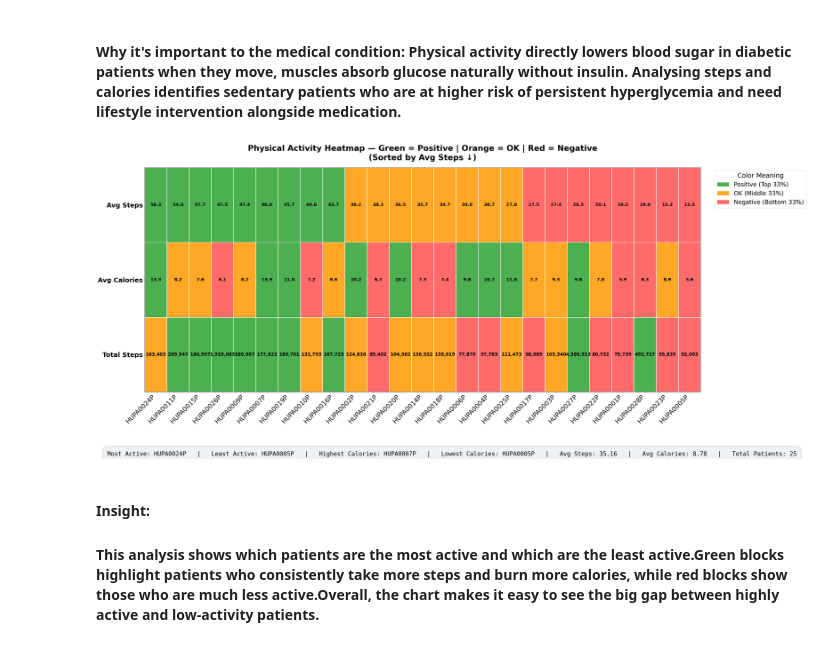
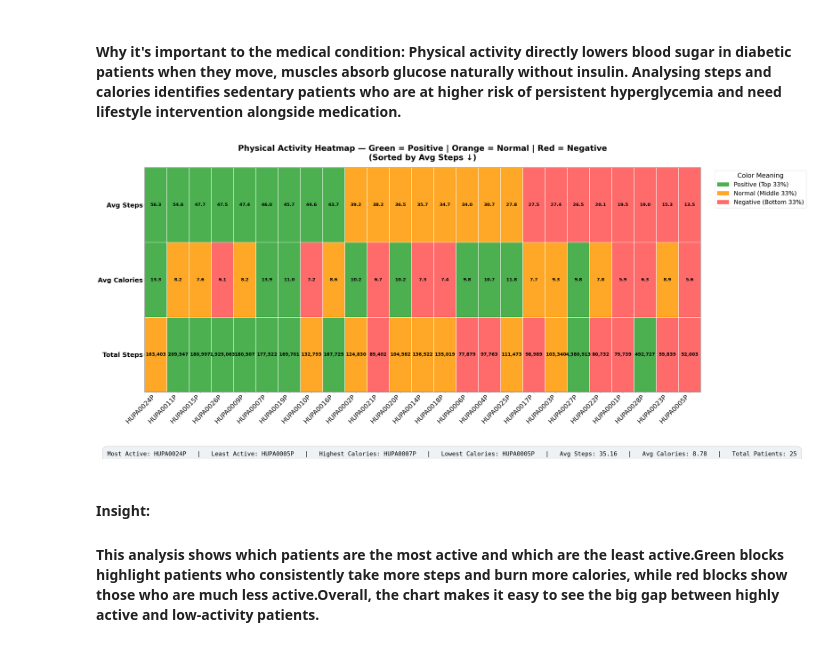
Before and after one commit to purni1986/Team2_-PyQueens_-Python-Hackathon-_MAY-2026, a Jupyter notebook: Abirami/Descriptive_Analysis_Abirami.ipynb, the cells around one changed output. Saved outputs shown, nothing was run; the diff lists cells and outputs as text; code cells hidden in the pictures.

```diff
--- a/Abirami/Descriptive_Analysis_Abirami.ipynb
+++ b/Abirami/Descriptive_Analysis_Abirami.ipynb
@@ -253,7 +253,7 @@ ax.tick_params(which='minor', bottom=False, left=False)
 # Legend
 legend_elements = [
     Patch(facecolor='#4CAF50', label='Positive (Top 33%)'),
-    Patch(facecolor='#FFA726', label='OK (Middle 33%)'),
+    Patch(facecolor='#FFA726', label='Normal (Middle 33%)'),
     Patch(facecolor='#FF6B6B', label='Negative (Bottom 33%)')
 ]
 
@@ -273,35 +273,35 @@ highest_cal  = activity_summary.loc[activity_summary['avg_calories'].idxmax(), '
 lowest_cal   = activity_summary.loc[activity_summary['avg_calories'].idxmin(), 'Patient_Id']
 
 summary_text = (
     f"Most Active: {most_active}   |   Least Active: {least_active}   |   "
     f"Highest Calories: {highest_cal}   |   Lowest Calories: {lowest_cal}   |   "
     f"Avg Steps: {activity_summary['avg_steps'].mean():.2f}   |   "
     f"Avg Calories: {activity_summary['avg_calories'].mean():.2f}   |   "
     f"Total Patients: {len(activity_summary)}"
 )
 
 fig.text(
     0.5, -0.10, summary_text,
     ha='center',
     fontsize=24,
     bbox=dict(boxstyle='round,pad=0.8', facecolor='#eef2f5', edgecolor='#aab0bb'),
     fontfamily='monospace'
 )
 
 # Title
 ax.set_title(
-    'Physical Activity Heatmap — Green = Positive | Orange = OK | Red = Negative\n'
+    'Physical Activity Heatmap — Green = Positive | Orange = Normal | Red = Negative\n'
     '(Sorted by Avg Steps ↓)',
     fontsize=32,
     fontweight='bold',
     pad=30
 )
 
 plt.tight_layout()
 plt.savefig('heatmap_matched_colors.png', dpi=200, bbox_inches='tight')
 plt.show()
 # %% [output]
-[figure, old version]
+[figure, new version]
 # %% [markdown]
 #### Insight:
 #### This analysis shows which patients are the most active and which are the least active.Green blocks highlight patients who consistently take more steps and burn more calories, while red blocks show those who are much less active.Overall, the chart makes it easy to see the big gap between highly active and low‑activity patients.
```
Also changed, not shown: 1 other file.
